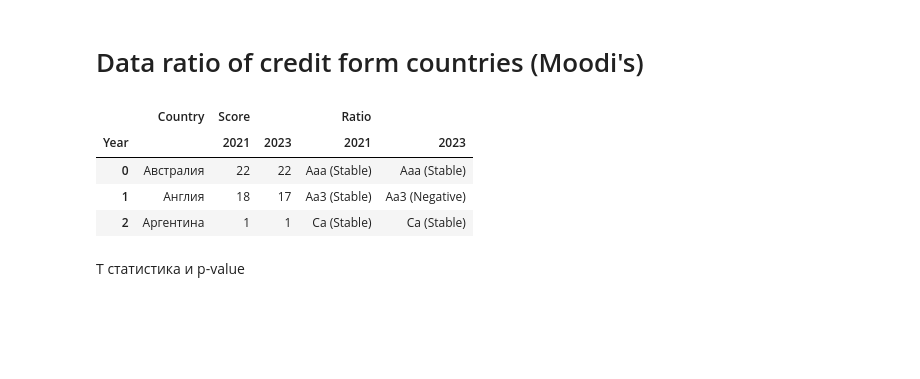
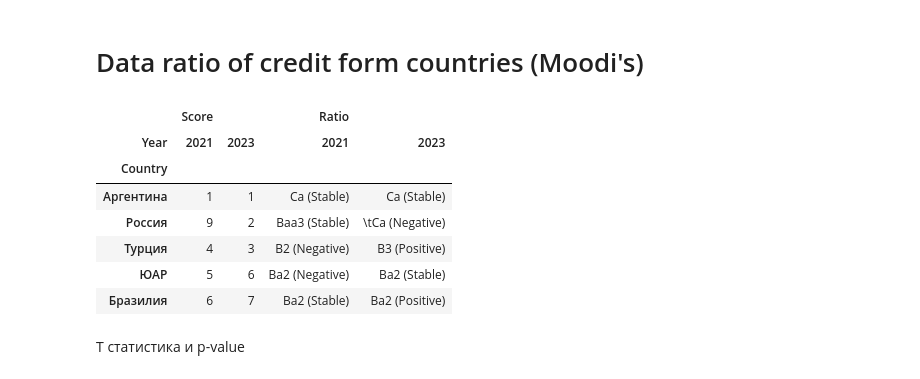
Before and after one commit to a-ignatov86/Reserch_credit_ratings, a Jupyter notebook: Reserch credit ratings.ipynb, the cells around one changed output. Drawn from its saved outputs; the diff is of its cells as text; code cells hidden in the pictures; blank space fills up the shorter version.

```diff
--- a/Reserch credit ratings.ipynb
+++ b/Reserch credit ratings.ipynb
@@ -7,14 +7,18 @@ import matplotlib.lines as mlines
 from scipy import stats as st
 # %%
 df_ratio = pd.read_excel('C:/GoogleDisk/2025/статьи/Визуализация анализа изменения кредитных рейтингов стран при помощи библиотек Python/Кредитные рейтинги.xlsx', header=0,  usecols="K:N", skiprows = 52)
-df_rario_research = df_ratio.pivot(index='Country',columns='Year', values=['Score', 'Ratio']).reset_index()
-df_rario_research.head(3)
+df_rario_research = df_ratio.pivot(index='Country',columns='Year', values=['Score', 'Ratio']).sort_values(('Score', 2023)) #.reset_index().sort_values(('Score', 2021), inplace=True)
+display(df_rario_research.head())
+# df_ratio.pivot(index='Country',columns='Year', values=['Score', 'Ratio']).sort_values(('Score', 2021))
 # %% [output]
-|  | Country | Score |  | Ratio |  |
-| Year |  | 2021 | 2023 | 2021 | 2023 |
-| 0 | Австралия | 22 | 22 | Aaa (Stable) | Aaa (Stable) |
-| 1 | Англия | 18 | 17 | Aa3 (Stable) | Aa3 (Negative) |
-| 2 | Аргентина | 1 | 1 | Ca (Stable) | Ca (Stable) |
+|  | Score |  | Ratio |  |
+| Year | 2021 | 2023 | 2021 | 2023 |
+| Country |  |  |  |  |
+| Аргентина | 1 | 1 | Ca (Stable) | Ca (Stable) |
+| Россия | 9 | 2 | Baa3 (Stable) | \tCa (Negative) |
+| Турция | 4 | 3 | B2 (Negative) | B3 (Positive) |
+| ЮАР | 5 | 6 | Ba2 (Negative) | Ba2 (Stable) |
+| Бразилия | 6 | 7 | Ba2 (Stable) | Ba2 (Positive) |
 # %% [markdown]
 T статистика и p-value
 # %%
```
Also changed, not shown: parts of 1 cell of this notebook, 1 other file.
